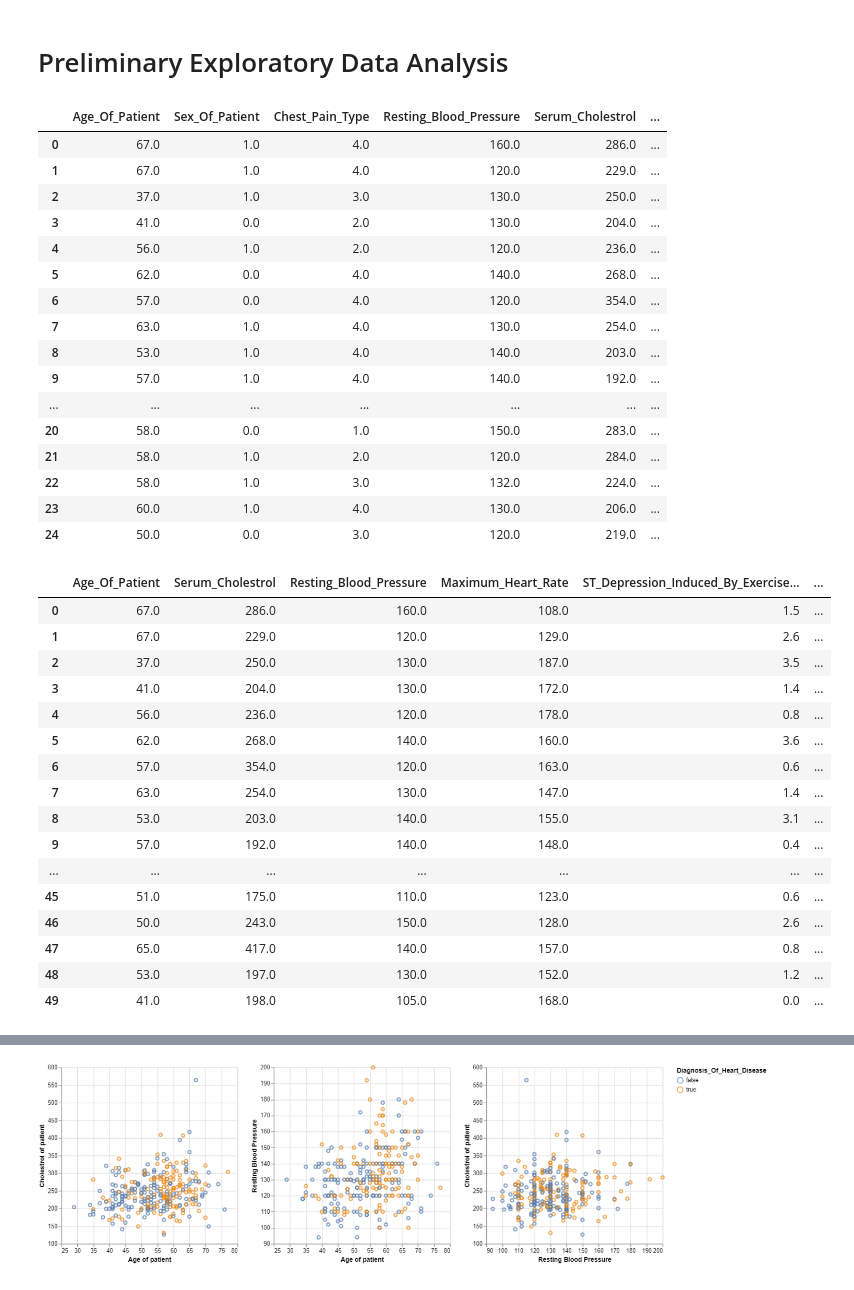
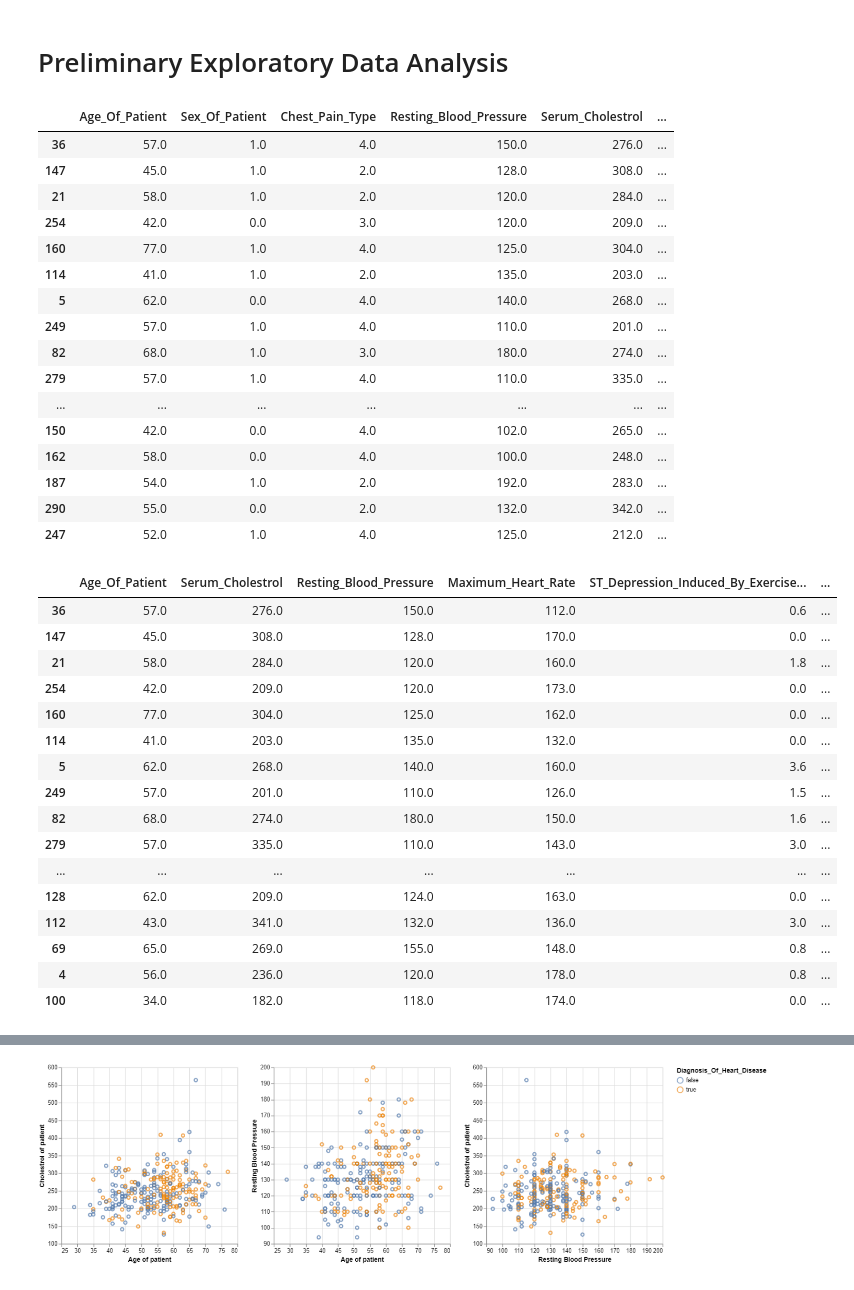
Before and after one commit to AdwaitKulkarni58/dsci100-2023W2-group14, a Jupyter notebook: proposal.ipynb, the cells around one changed output, grey strips where cells are left out. Drawn from its saved outputs; the diff is of its cells as text; code cells hidden in the pictures.

Commit message:
split into training and testing sets

```diff
--- a/proposal.ipynb
+++ b/proposal.ipynb
@@ -27,47 +33,48 @@ data.columns = ["Age_Of_Patient", "Sex_Of_Patient", "Chest_Pain_Type", "Resting_
                 "Fasting_Blood_Sugar", "Resting_Electrocardiographic_Results", "Maximum_Heart_Rate", "Exercise_Induced_Angina",
                 "ST_Depression_Induced_By_Exercise_Relative_To_Rest", "Peak_Exercise_ST_Segment_Slope", "Number_Of_Colored_Major_Vessels",
                 "Thal", "num"]
+training_data, testing_data = train_test_split(data, test_size=0.25, random_state=123)
 # %%
-data.head(25)
+training_data.head(25)
 # %% [output]
 |  | Age_Of_Patient | Sex_Of_Patient | Chest_Pain_Type | Resting_Blood_Pressure | Serum_Cholestrol | ... |
-| 0 | 67.0 | 1.0 | 4.0 | 160.0 | 286.0 | ... |
-| 1 | 67.0 | 1.0 | 4.0 | 120.0 | 229.0 | ... |
-| 2 | 37.0 | 1.0 | 3.0 | 130.0 | 250.0 | ... |
-| 3 | 41.0 | 0.0 | 2.0 | 130.0 | 204.0 | ... |
-| 4 | 56.0 | 1.0 | 2.0 | 120.0 | 236.0 | ... |
+| 36 | 57.0 | 1.0 | 4.0 | 150.0 | 276.0 | ... |
+| 147 | 45.0 | 1.0 | 2.0 | 128.0 | 308.0 | ... |
+| 21 | 58.0 | 1.0 | 2.0 | 120.0 | 284.0 | ... |
+| 254 | 42.0 | 0.0 | 3.0 | 120.0 | 209.0 | ... |
+| 160 | 77.0 | 1.0 | 4.0 | 125.0 | 304.0 | ... |
+| 114 | 41.0 | 1.0 | 2.0 | 135.0 | 203.0 | ... |
 | 5 | 62.0 | 0.0 | 4.0 | 140.0 | 268.0 | ... |
-| 6 | 57.0 | 0.0 | 4.0 | 120.0 | 354.0 | ... |
-| 7 | 63.0 | 1.0 | 4.0 | 130.0 | 254.0 | ... |
-| 8 | 53.0 | 1.0 | 4.0 | 140.0 | 203.0 | ... |
-| 9 | 57.0 | 1.0 | 4.0 | 140.0 | 192.0 | ... |
+| 249 | 57.0 | 1.0 | 4.0 | 110.0 | 201.0 | ... |
+| 82 | 68.0 | 1.0 | 3.0 | 180.0 | 274.0 | ... |
+| 279 | 57.0 | 1.0 | 4.0 | 110.0 | 335.0 | ... |
 | ... | ... | ... | ... | ... | ... | ... |
-| 20 | 58.0 | 0.0 | 1.0 | 150.0 | 283.0 | ... |
-| 21 | 58.0 | 1.0 | 2.0 | 120.0 | 284.0 | ... |
-| 22 | 58.0 | 1.0 | 3.0 | 132.0 | 224.0 | ... |
-| 23 | 60.0 | 1.0 | 4.0 | 130.0 | 206.0 | ... |
-| 24 | 50.0 | 0.0 | 3.0 | 120.0 | 219.0 | ... |
+| 150 | 42.0 | 0.0 | 4.0 | 102.0 | 265.0 | ... |
+| 162 | 58.0 | 0.0 | 4.0 | 100.0 | 248.0 | ... |
+| 187 | 54.0 | 1.0 | 2.0 | 192.0 | 283.0 | ... |
+| 290 | 55.0 | 0.0 | 2.0 | 132.0 | 342.0 | ... |
+| 247 | 52.0 | 1.0 | 4.0 | 125.0 | 212.0 | ... |
 # %%
-data = data[["Age_Of_Patient", "Serum_Cholestrol", "Resting_Blood_Pressure", "Maximum_Heart_Rate", "ST_Depression_Induced_By_Exercise_Relative_To_Rest", "Number_Of_Colored_Major_Vessels", "num"]]
-data = data.assign(Diagnosis_Of_Heart_Disease = data[["num"]])
-data["Diagnosis_Of_Heart_Disease"] = data["Diagnosis_Of_Heart_Disease"].replace({0.0 : False, 1.0: True, 2: True, 3: True, 4: True})
-data.head(50)
+training_data = training_data[["Age_Of_Patient", "Serum_Cholestrol", "Resting_Blood_Pressure", "Maximum_Heart_Rate", "ST_Depression_Induced_By_Exercise_Relative_To_Rest", "Number_Of_Colored_Major_Vessels", "num"]]
+training_data = training_data.assign(Diagnosis_Of_Heart_Disease = training_data[["num"]])
+training_data["Diagnosis_Of_Heart_Disease"] = training_data["Diagnosis_Of_Heart_Disease"].replace({0.0 : False, 1.0: True, 2: True, 3: True, 4: True})
+training_data.head(50)
 # %% [output]
 |  | Age_Of_Patient | Serum_Cholestrol | Resting_Blood_Pressure | Maximum_Heart_Rate | ST_Depression_Induced_By_Exercise... | ... |
-| 0 | 67.0 | 286.0 | 160.0 | 108.0 | 1.5 | ... |
-| 1 | 67.0 | 229.0 | 120.0 | 129.0 | 2.6 | ... |
-| 2 | 37.0 | 250.0 | 130.0 | 187.0 | 3.5 | ... |
-| 3 | 41.0 | 204.0 | 130.0 | 172.0 | 1.4 | ... |
+| 36 | 57.0 | 276.0 | 150.0 | 112.0 | 0.6 | ... |
+| 147 | 45.0 | 308.0 | 128.0 | 170.0 | 0.0 | ... |
+| 21 | 58.0 | 284.0 | 120.0 | 160.0 | 1.8 | ... |
+| 254 | 42.0 | 209.0 | 120.0 | 173.0 | 0.0 | ... |
+| 160 | 77.0 | 304.0 | 125.0 | 162.0 | 0.0 | ... |
+| 114 | 41.0 | 203.0 | 135.0 | 132.0 | 0.0 | ... |
+| 5 | 62.0 | 268.0 | 140.0 | 160.0 | 3.6 | ... |
+| 249 | 57.0 | 201.0 | 110.0 | 126.0 | 1.5 | ... |
+| 82 | 68.0 | 274.0 | 180.0 | 150.0 | 1.6 | ... |
+| 279 | 57.0 | 335.0 | 110.0 | 143.0 | 3.0 | ... |
+| ... | ... | ... | ... | ... | ... | ... |
+| 128 | 62.0 | 209.0 | 124.0 | 163.0 | 0.0 | ... |
+| 112 | 43.0 | 341.0 | 132.0 | 136.0 | 3.0 | ... |
+| 69 | 65.0 | 269.0 | 155.0 | 148.0 | 0.8 | ... |
 | 4 | 56.0 | 236.0 | 120.0 | 178.0 | 0.8 | ... |
-| 5 | 62.0 | 268.0 | 140.0 | 160.0 | 3.6 | ... |
-| 6 | 57.0 | 354.0 | 120.0 | 163.0 | 0.6 | ... |
-| 7 | 63.0 | 254.0 | 130.0 | 147.0 | 1.4 | ... |
-| 8 | 53.0 | 203.0 | 140.0 | 155.0 | 3.1 | ... |
-| 9 | 57.0 | 192.0 | 140.0 | 148.0 | 0.4 | ... |
-| ... | ... | ... | ... | ... | ... | ... |
-| 45 | 51.0 | 175.0 | 110.0 | 123.0 | 0.6 | ... |
-| 46 | 50.0 | 243.0 | 150.0 | 128.0 | 2.6 | ... |
-| 47 | 65.0 | 417.0 | 140.0 | 157.0 | 0.8 | ... |
-| 48 | 53.0 | 197.0 | 130.0 | 152.0 | 1.2 | ... |
-| 49 | 41.0 | 198.0 | 105.0 | 168.0 | 0.0 | ... |
+| 100 | 34.0 | 182.0 | 118.0 | 174.0 | 0.0 | ... |
 # %%
```
Also changed, not shown: parts of 2 cells of this notebook.
